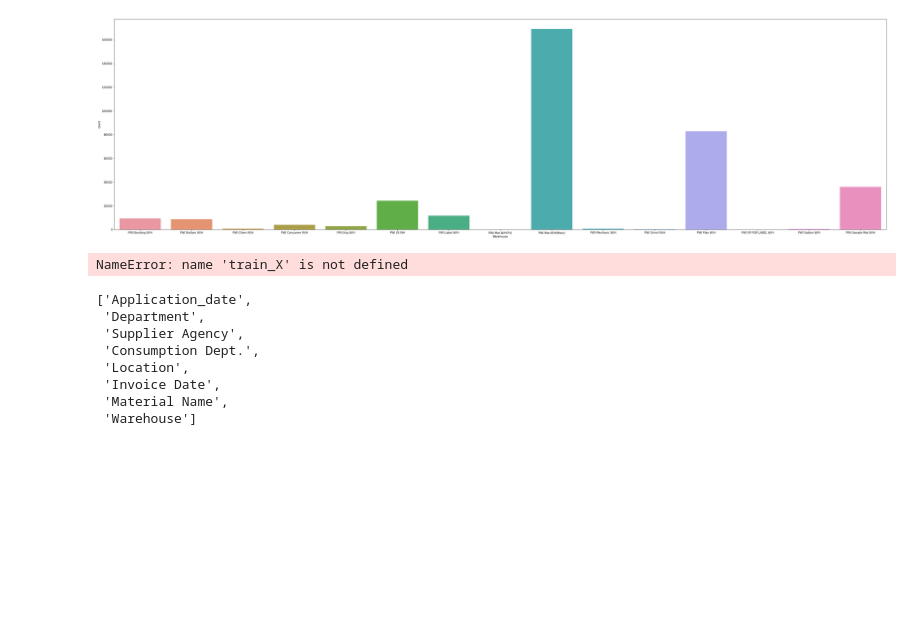
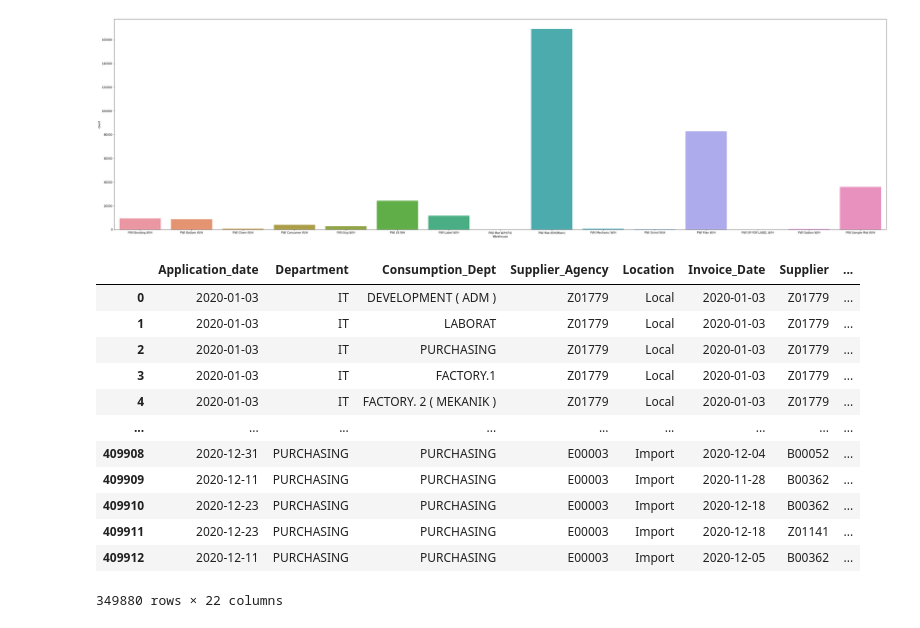
Before and after one commit to venkateshatgit/SCM-ML, a Jupyter notebook: MLProject-checkpoint.ipynb, the cells around one changed output. Cells and saved outputs as stored; diff of their text form; code cells hidden in the pictures; blank space fills up the shorter version.

```diff
--- a/MLProject-checkpoint.ipynb
+++ b/MLProject-checkpoint.ipynb
@@ -705,13 +686,3 @@ sns.countplot(df['Warehouse'].sort_values(ascending = True))
 # %%
 import statsmodels.api as sm
 from statsmodels.tsa.statespace.sarimax import SARIMAX
-# %%
-from sklearn.ensemble import RandomForestRegressor
-from sklearn.metrics import mean_absolute_error
-
-forest_model = RandomForestRegressor(random_state=1)
-forest_model.fit(train_X, train_y)
-melb_preds = forest_model.predict(val_X)
-print(mean_absolute_error(val_y, melb_preds))
-# %% [output]
-NameError: name 'train_X' is not defined
@@ -721,14 +689,19 @@ train_features = ['Application_date', 'Department', 'Supplier Agency', 'Consumpt
-# %%
-train_features
-# %% [output]
-['Application_date',
- 'Department',
- 'Supplier Agency',
- 'Consumption Dept.',
- 'Location',
- 'Invoice Date',
- 'Material Name',
- 'Warehouse']
+# %%
+df
+# %% [output]
+|  | Application_date | Department | Consumption_Dept | Supplier_Agency | Location | Invoice_Date | Supplier | ... |
+| 0 | 2020-01-03 | IT | DEVELOPMENT ( ADM ) | Z01779 | Local | 2020-01-03 | Z01779 | ... |
+| 1 | 2020-01-03 | IT | LABORAT | Z01779 | Local | 2020-01-03 | Z01779 | ... |
+| 2 | 2020-01-03 | IT | PURCHASING | Z01779 | Local | 2020-01-03 | Z01779 | ... |
+| 3 | 2020-01-03 | IT | FACTORY.1 | Z01779 | Local | 2020-01-03 | Z01779 | ... |
+| 4 | 2020-01-03 | IT | FACTORY. 2 ( MEKANIK ) | Z01779 | Local | 2020-01-03 | Z01779 | ... |
+| ... | ... | ... | ... | ... | ... | ... | ... | ... |
+| 409908 | 2020-12-31 | PURCHASING | PURCHASING | E00003 | Import | 2020-12-04 | B00052 | ... |
+| 409909 | 2020-12-11 | PURCHASING | PURCHASING | E00003 | Import | 2020-11-28 | B00362 | ... |
+| 409910 | 2020-12-23 | PURCHASING | PURCHASING | E00003 | Import | 2020-12-18 | B00362 | ... |
+| 409911 | 2020-12-23 | PURCHASING | PURCHASING | E00003 | Import | 2020-12-18 | Z01141 | ... |
+| 409912 | 2020-12-11 | PURCHASING | PURCHASING | E00003 | Import | 2020-12-05 | B00362 | ... |
+349880 rows × 22 columns
 # %%
 X=df[train_features]
 y=df['Invoice Qty']
```
Also changed, not shown: parts of 50 cells of this notebook.
